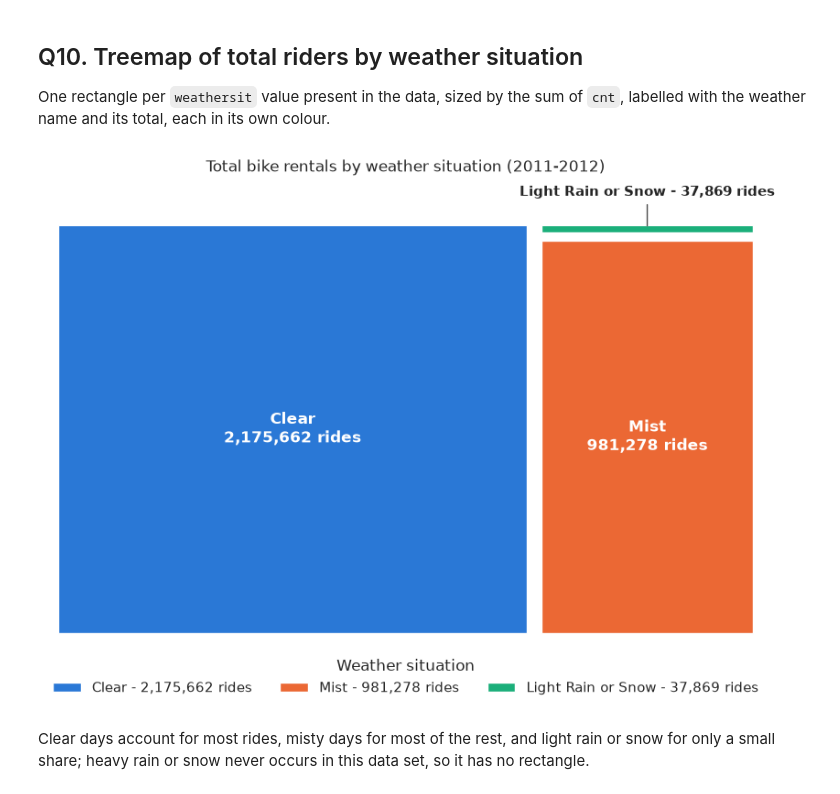
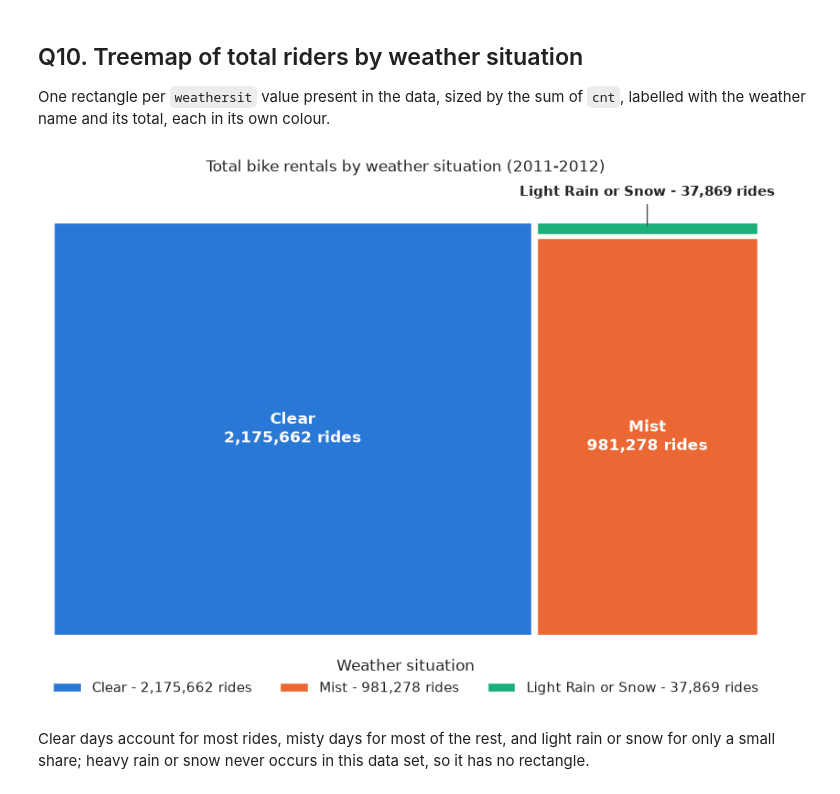
Before and after one commit to anniesherwood04-web/annie-repo, a Jupyter notebook: Sherwood_Annie_HW5.ipynb, the cells around one changed output. Cells and saved outputs as stored; diff of their text form; code cells hidden in the pictures.

```diff
--- a/Sherwood_Annie_HW5.ipynb
+++ b/Sherwood_Annie_HW5.ipynb
@@ -461,44 +462,66 @@ weather_totals = df.groupby('weathersit')['cnt'].sum().sort_values(
 )
 labels = [
     f'{WEATHER_PRESENT[code_value]}\n{total:,.0f} rides'
     for code_value, total in weather_totals.items()
 ]
 colours = [PALETTE[code_value - 1] for code_value in weather_totals.index]
 
-# squarify lays the rectangles out on a 100 x 100 canvas.
+
+
+def treemap_layout(sizes, x, y, width, height, gap=0.8):
+    """Return one (x, y, w, h) rectangle per size, areas proportional.
+
+    Each rectangle takes its share off the longer side of the space left
+    over, then the rest is laid out the same way (slice-and-dice).
+    """
+    rects = []
+    remaining = float(sum(sizes))
+    for size in sizes:
+        share = size / remaining
+        if width >= height:
+            w = width * share
+            rects.append((x, y, w, height))
+            x, width = x + w, width - w
+        else:
+            h = height * share
+            rects.append((x, y, width, h))
+            y, height = y + h, height - h
+        remaining -= size
+    # Shrink each rectangle slightly so neighbours are separated by a gap.
+    return [(rx + gap / 2, ry + gap / 2, rw - gap, rh - gap)
+            for rx, ry, rw, rh in rects]
+
+
 CANVAS = 100
-rects = squarify.padded_squarify(
-    squarify.normalize_sizes(weather_totals.values, CANVAS, CANVAS),
-    0, 0, CANVAS, CANVAS,
-)
+rects = treemap_layout(list(weather_totals.values), 0, 0, CANVAS, CANVAS)
 
 fig, ax = plt.subplots(figsize=(10, 6.5))
-for rect, label, colour in zip(rects, labels, colours):
+for (rx, ry, rw, rh), label, colour in zip(rects, labels, colours):
     ax.add_patch(plt.Rectangle(
-        (rect['x'], rect['y']), rect['dx'], rect['dy'],
+        (rx, ry), rw, rh,
         facecolor=colour, label=label.replace('\n', ' - '),
     ))
-    centre_x = rect['x'] + rect['dx'] / 2
-    centre_y = rect['y'] + rect['dy'] / 2
-    if min(rect['dx'], rect['dy']) > 10:
+    centre_x = rx + rw / 2
+    centre_y = ry + rh / 2
+    if min(rw, rh) > 10:
         ax.text(centre_x, centre_y, label, ha='center', va='center',
                 color='white', fontsize=12, weight='bold')
     else:
         # Too thin to hold text: label it just outside with a pointer.
         ax.annotate(label.replace('\n', ' - '), xy=(centre_x, centre_y),
                     xytext=(centre_x, CANVAS + 6), ha='center',
                     fontsize=11, weight='bold',
                     arrowprops={'arrowstyle': '-', 'color': '0.3'})
 
 ax.set_xlim(0, CANVAS)
 ax.set_ylim(0, CANVAS + 10)
 ax.legend(loc='upper center', bbox_to_anchor=(0.5, -0.02), ncol=3,
           frameon=False, title='Weather situation')
 ax.set_title('Total bike rentals by weather situation (2011-2012)')
 ax.axis('off')
 plt.show()
 # %% [output]
-[figure, old version]
+[figure, new version]
 # %% [markdown]
 Clear days account for most rides, misty days for most of the rest, and
 light rain or snow for only a small share; heavy rain or snow never occurs
```
Also changed, not shown: parts of 3 cells of this notebook.
